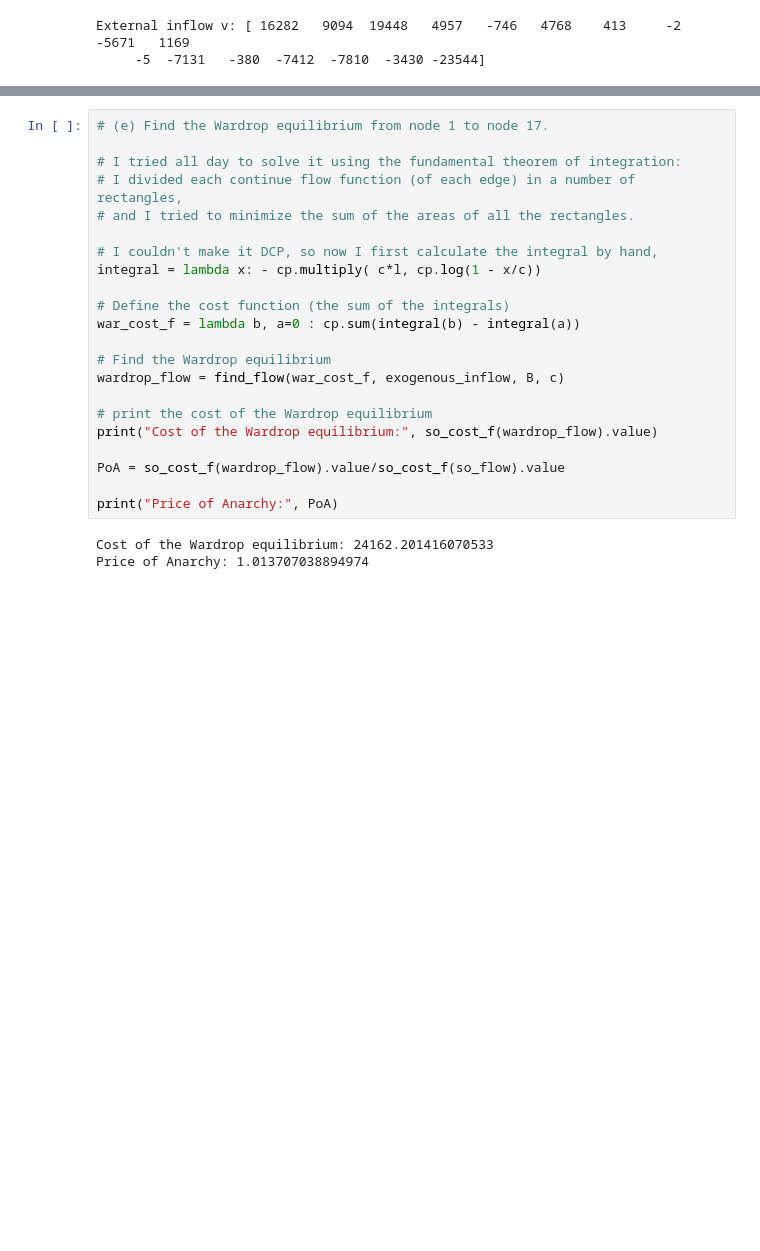
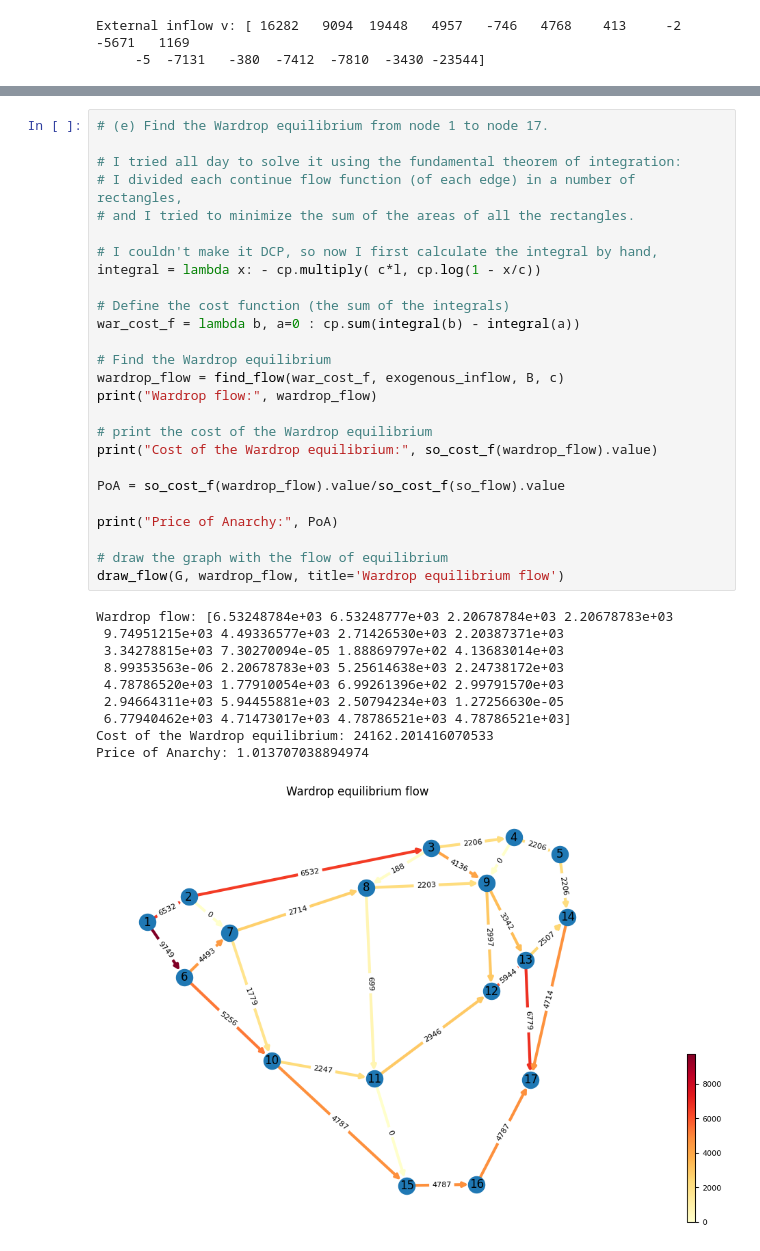
Before and after one commit to MarcTasca/network_dynamics, a Jupyter notebook: Homework1/ex3-code/exercise3.ipynb, the cells around one changed output, grey strips where cells are left out. Saved outputs shown, nothing was run; the diff lists cells and outputs as text; blank space fills up the shorter version.

```diff
--- a/Homework1/ex3-code/exercise3.ipynb
+++ b/Homework1/ex3-code/exercise3.ipynb
@@ -226,25 +310,37 @@ However, since we were unable to make it **Disciplined Convex Programming** (DCP
 # %%
 # (e) Find the Wardrop equilibrium from node 1 to node 17.
 
 # I tried all day to solve it using the fundamental theorem of integration:
 # I divided each continue flow function (of each edge) in a number of rectangles,
 # and I tried to minimize the sum of the areas of all the rectangles.
 
 # I couldn't make it DCP, so now I first calculate the integral by hand,
 integral = lambda x: - cp.multiply( c*l, cp.log(1 - x/c))
 
 # Define the cost function (the sum of the integrals)
 war_cost_f = lambda b, a=0 : cp.sum(integral(b) - integral(a))
 
 # Find the Wardrop equilibrium
 wardrop_flow = find_flow(war_cost_f, exogenous_inflow, B, c)
+print("Wardrop flow:", wardrop_flow)
 
 # print the cost of the Wardrop equilibrium
 print("Cost of the Wardrop equilibrium:", so_cost_f(wardrop_flow).value)
 
 PoA = so_cost_f(wardrop_flow).value/so_cost_f(so_flow).value
 
 print("Price of Anarchy:", PoA)
+
+# draw the graph with the flow of equilibrium
+draw_flow(G, wardrop_flow, title='Wardrop equilibrium flow')
 # %% [output]
+Wardrop flow: [6.53248784e+03 6.53248777e+03 2.20678784e+03 2.20678783e+03
+ 9.74951215e+03 4.49336577e+03 2.71426530e+03 2.20387371e+03
+ 3.34278815e+03 7.30270094e-05 1.88869797e+02 4.13683014e+03
+ 8.99353563e-06 2.20678783e+03 5.25614638e+03 2.24738172e+03
+ 4.78786520e+03 1.77910054e+03 6.99261396e+02 2.99791570e+03
+ 2.94664311e+03 5.94455881e+03 2.50794234e+03 1.27256630e-05
+ 6.77940462e+03 4.71473017e+03 4.78786521e+03 4.78786521e+03]
 Cost of the Wardrop equilibrium: 24162.201416070533
 Price of Anarchy: 1.013707038894974
+[figure, added]
```
Also changed, not shown: parts of 22 cells of this notebook.
